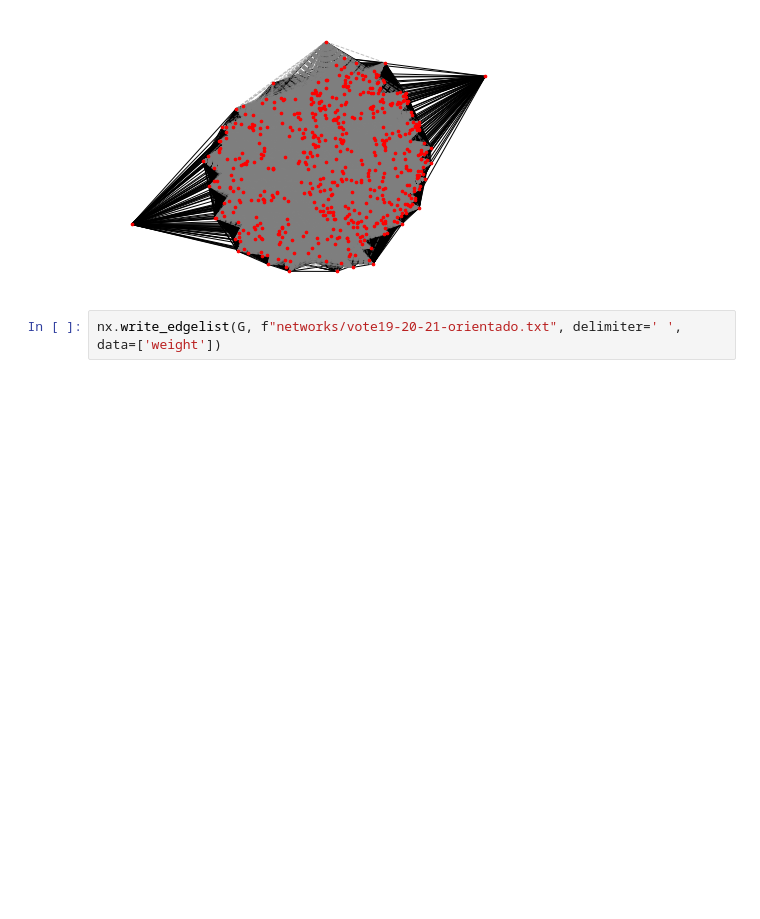
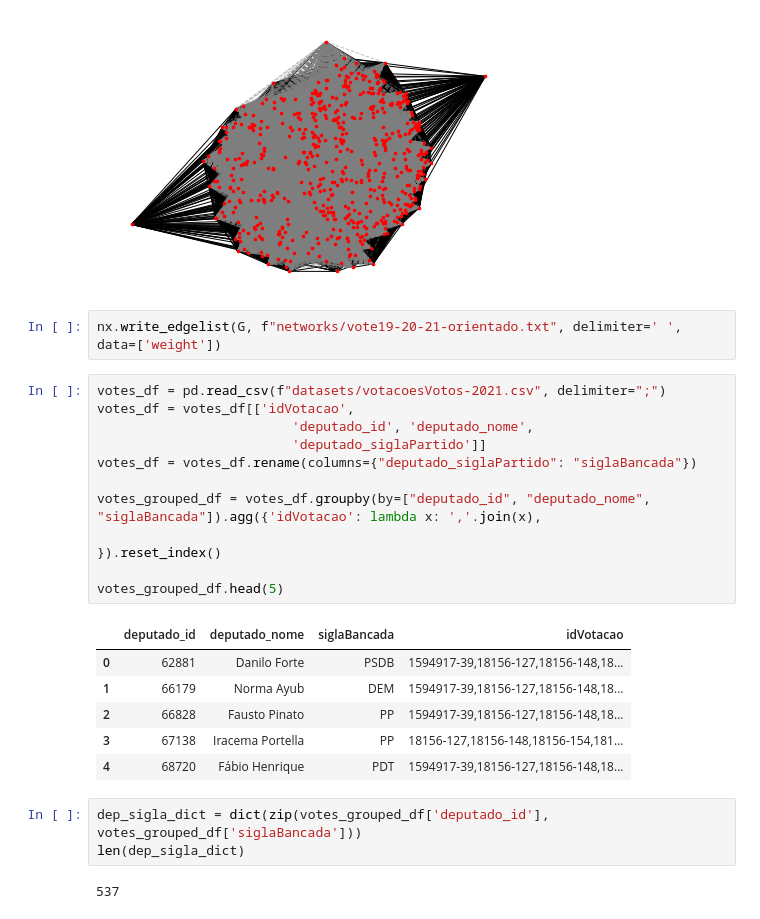
Before and after one commit to rodrigohaddad/Complex-Networks, a Jupyter notebook: tf/create_graph.ipynb, the cells around one changed output. Saved outputs shown, nothing was run; the diff lists cells and outputs as text; blank space fills up the shorter version.

```diff
--- a/tf/create_graph.ipynb
+++ b/tf/create_graph.ipynb
@@ -118,3 +119,26 @@ plt.show()
 [figure]
 # %%
 nx.write_edgelist(G, f"networks/vote19-20-21-orientado.txt", delimiter=' ', data=['weight'])
+# %%
+votes_df = pd.read_csv(f"datasets/votacoesVotos-2021.csv", delimiter=";")
+votes_df = votes_df[['idVotacao',
+                         'deputado_id', 'deputado_nome',
+                         'deputado_siglaPartido']]
+votes_df = votes_df.rename(columns={"deputado_siglaPartido": "siglaBancada"})
+
+votes_grouped_df = votes_df.groupby(by=["deputado_id", "deputado_nome", "siglaBancada"]).agg({'idVotacao': lambda x: ','.join(x),
+                                                                       }).reset_index()
+
+votes_grouped_df.head(5)
+# %% [output]
+|  | deputado_id | deputado_nome | siglaBancada | idVotacao |
+| 0 | 62881 | Danilo Forte | PSDB | 1594917-39,18156-127,18156-148,18... |
+| 1 | 66179 | Norma Ayub | DEM | 1594917-39,18156-127,18156-148,18... |
+| 2 | 66828 | Fausto Pinato | PP | 1594917-39,18156-127,18156-148,18... |
+| 3 | 67138 | Iracema Portella | PP | 18156-127,18156-148,18156-154,181... |
+| 4 | 68720 | Fábio Henrique | PDT | 1594917-39,18156-127,18156-148,18... |
+# %%
+dep_sigla_dict = dict(zip(votes_grouped_df['deputado_id'], votes_grouped_df['siglaBancada']))
+len(dep_sigla_dict)
+# %% [output]
+537
```
Also changed, not shown: parts of 2 cells of this notebook.
